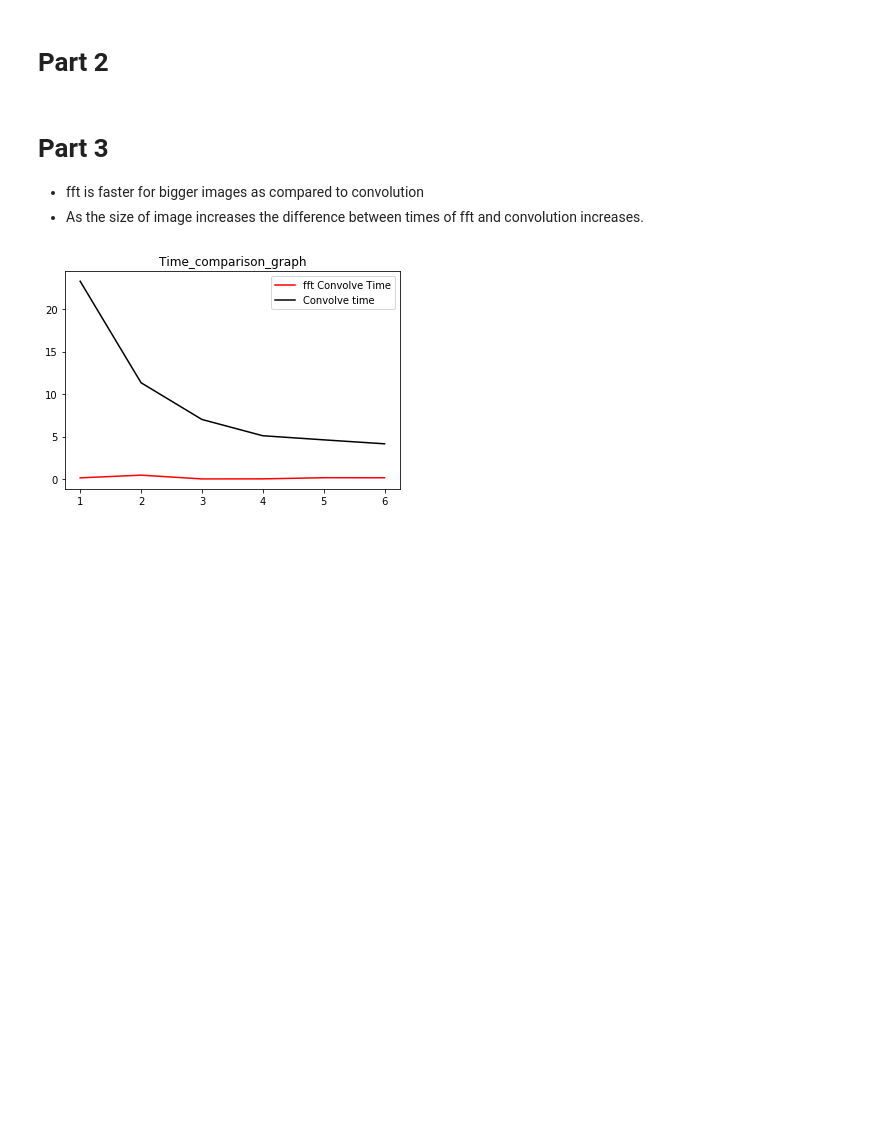
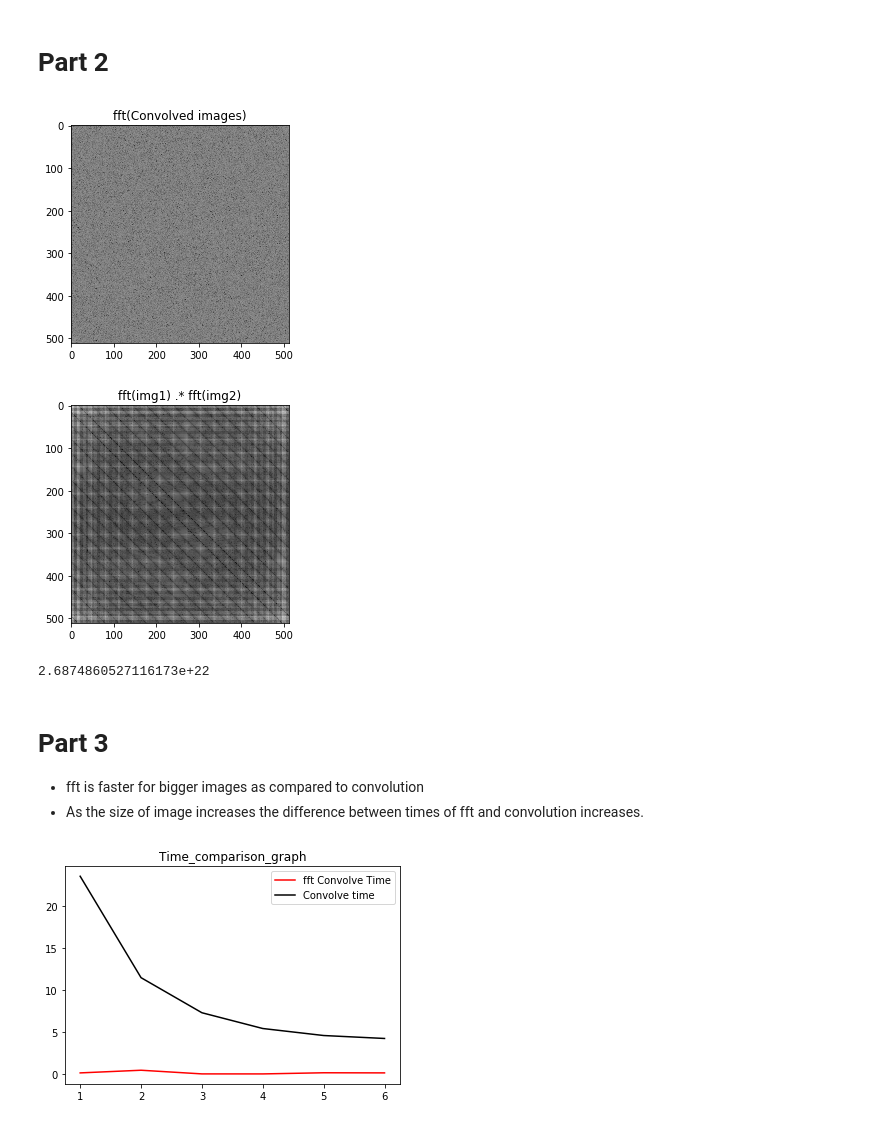
Before and after one commit to shubhMaheshwari/Assignment, a Jupyter notebook: DIP/Assignment3/Report.ipynb, the cells around one changed output. Drawn from its saved outputs; the diff is of its cells as text; code cells hidden in the pictures; blank space fills up the shorter version.

```diff
--- a/DIP/Assignment3/Report.ipynb
+++ b/DIP/Assignment3/Report.ipynb
@@ -179,27 +202,31 @@ print(error)
 # %%
 h_f, w_f =  f.shape
 h_h, w_h = h.shape
-conv_fh = signal.convolve2d(f,h)
+conv_fh = convolve2d(f,h)
 ff_conv = np.fft.fft2(conv_fh)
 ff_conv = np.absolute(ff_conv)
 
 plt.title("fft(Convolved images)")
-plt.imshow(np.log(1 + np.abs(ff_conv)), cmap = cm.gray)
+plt.imshow(np.log(1 + np.abs(ff_conv)), cmap = 'gray')
 plt.show()
 f_pad = np.pad(f, [(0,h_h-1), (0,w_h-1)], mode='constant', constant_values=0)
 h_pad = np.pad(h, [(0,h_f-1), (0,w_f-1)], mode='constant', constant_values=0)
 F = np.fft.fft2(f_pad)
 H = np.fft.fft2(h_pad)
 
 mul_FH = np.multiply(F,H)
 plt.title("fft(img1) .* fft(img2)")
-plt.imshow(np.log(1 + np.abs(mul_FH)), cmap = cm.gray)
+plt.imshow(np.log(1 + np.abs(mul_FH)), cmap = 'gray')
 plt.show()
 mul_abs = np.absolute(mul_FH)
 
 error = np.sum((mul_abs - ff_conv)**2)
 error = error/((h_h + h_f - 1) * (w_h + w_f - 1))
 print(error)
+# %% [output]
+[figure, added]
+[figure, added]
+2.6874860527116173e+22
 # %% [markdown]
 # Part 3
 
```
Also changed, not shown: parts of 9 cells of this notebook, 49 other files.
